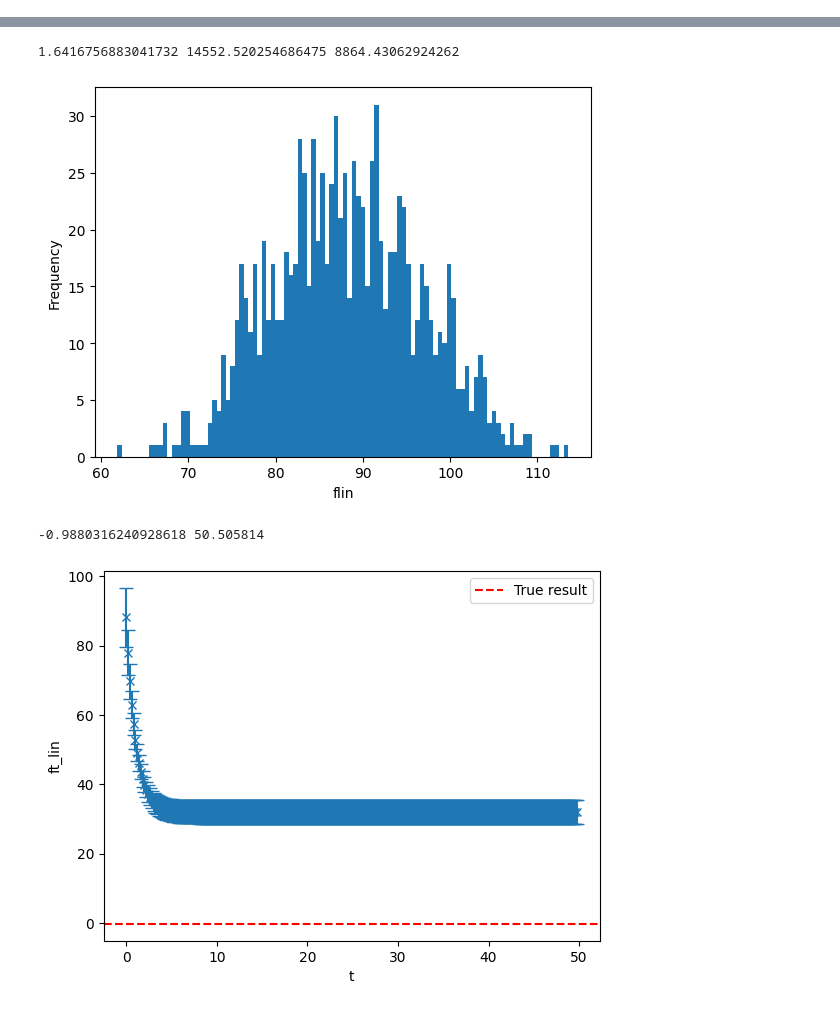
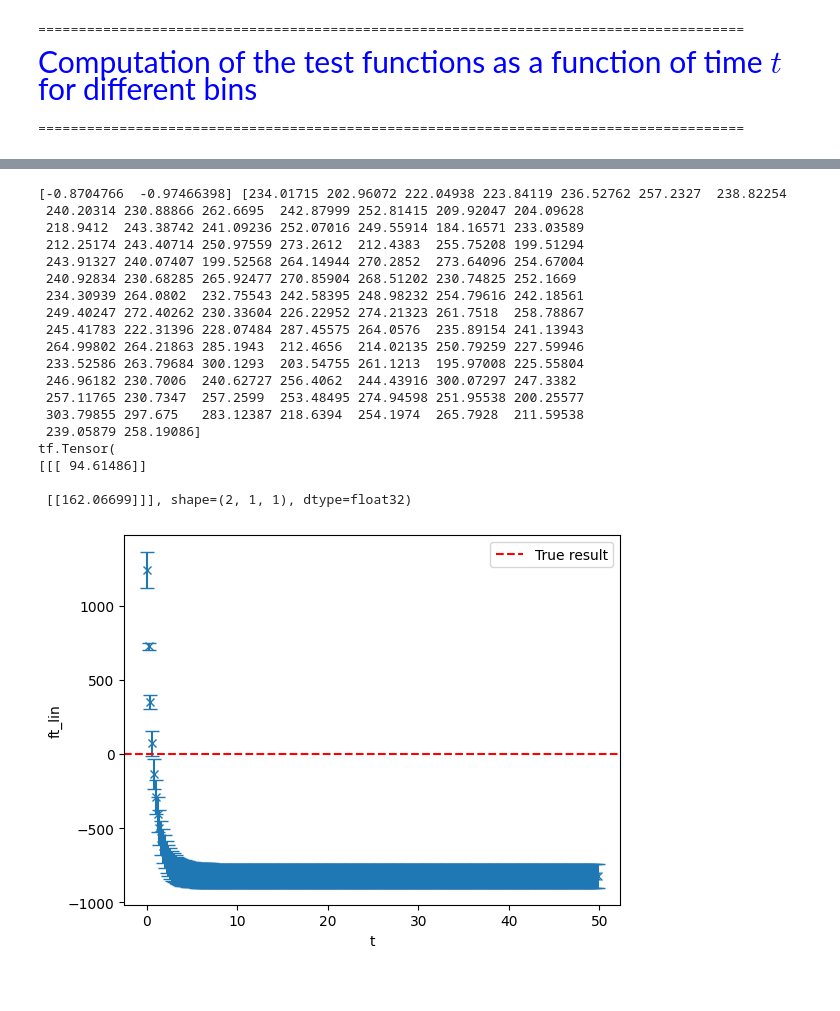
Before and after one commit to Manuel1711/Neural-Networks, a Jupyter notebook: NN_Gaussian.ipynb, the cells around one changed output, grey strips where cells are left out. Saved outputs shown, nothing was run; the diff lists cells and outputs as text; code cells hidden in the pictures.

```diff
--- a/NN_Gaussian.ipynb
+++ b/NN_Gaussian.ipynb
@@ -77,7 +86,7 @@ def bootobj_extr(layer_, el1_, el2_):
 
 #Chosen law for the test of the NN
 def data_law(x_):
-    return math.sin(x_)
+    return np.sin(np.squeeze(x_))
 
 #Bootstrap Mean and Sigma
 def mean(arr):
@@ -206,6 +253,6 @@ We study the output distribution.
 # %%
 # Test of the gaussianity
-stat, p = normaltest(output_array)
+stat, p = normaltest(output_array[0])
 
 # Print the result of the test
 if p < 0.05:
@@ -216,7 +263,7 @@ else:
     print(string)
 
 # Take parameters of our histogram
-counts, bins, _ = plt.hist(output_array, bins=100)
+counts, bins, _ = plt.hist(output_array[0], bins=100)
 
 ylim = max(counts)-10
 xlim = min(bins)
@@ -230,7 +277,7 @@ def gaussian(x, mu, sigma, A):
 # Plot the histogram and the fitted Gaussian function
 plt.clf()
 x = np.linspace(xlim, xlim2, 1000)
-plt.hist(output_array, bins=100, color ='blue')
+plt.hist(output_array[0], bins=100, color ='blue')
 plt.xlabel('Output')
 plt.ylabel('Frequency')
 plt.suptitle('Output distribution and gaussian fit')
@@ -299,13 +366,13 @@ $\gamma_t(x) = f_0(x) - \hat{\Theta}_0(x,\mathcal{X}) \hat{\Theta}_0^{-1} \bigg(
 # %%
 def Train(grad_, theta_, eta_, t_, output_, Y_):
-    omega_t = -grad_/theta_*(1-math.exp(-eta_*theta_*t_))*(output_ - Y_)
-    f_lin = (1-math.exp(-eta_*theta_*t_))*Y_ + math.exp(-eta_*theta_*t_)*output_
+    omega_t = -np.transpose(grad_)@(theta_**(-1))@(np.eye(len(Y_))-np.exp(-eta_*theta_*t_))*(output_ - Y_)
+    f_lin = (np.eye(len(Y_))-np.exp(-eta_*theta_*t_))@Y_ + np.exp(-eta_*theta_*t_)@output_
     return omega_t, f_lin
 
 def Ver(theta_, theta_test_, eta_, t_, Y_, output_test_, output_):
-    mu_t = theta_test_*theta_**(-1)*(1-math.exp(-eta_*theta_*t_))*Y_
-    gamma_t = output_test_ - theta_*theta_**(-1)*(1-math.exp(-theta_*eta_*t_))*output_
+    mu_t = theta_test_@theta_**(-1)@(np.eye(len(Y_))-np.exp(-eta_*theta_*t_))@Y_
+    gamma_t = output_test_ - theta_@theta_**(-1)@(np.eye(len(Y_))-np.exp(-theta_*eta_*t_))@output_
     flin_f = mu_t + gamma_t
     return flin_f
-print(len(output_array), len(output_array_test))
+print(output_array.shape, output_array_test.shape)
 # %% [output]
@@ -365,13 +441,20 @@ plt.show()
+# %% [markdown]
+=======================================================================================
+
+<span style="color:blue; font-size:30px;"> Computation of the test functions as a function of time $t$ for different bins </span>
+
+
+=======================================================================================
 # %%
-flin = np.empty((Nboot, len(Bins)))
+flin = np.empty((Nboot, len(Bins), Nin))
 for i in range(Nboot):
     for j in range(len(Bins)):
-        flin_app = Ver(theta[i], theta_test[i], 0.0001, Bins[j], Y, output_array_test[i], output_array[i])
-        flin[i,j] = flin_app
+        flin[i,j,:] = Ver(theta[:,:,i], theta_test[:,:,i], 0.00001, Bins[j], Y, output_array_test[:,i], output_array[:,i])
 
-print(theta_test[0]/theta[0], theta_test[0], theta[0])
 
-plt.hist(flin[:,0], bins=100)
+#print(theta_test[0]/theta[0], theta_test[0], theta[0])
+
+plt.hist(flin[:,88,0], bins=100)
 plt.xlabel('flin')
 plt.ylabel('Frequency')
 plt.title('')
@@ -379,16 +462,18 @@ plt.show()
 
 print(Y, output_array[0])
 
-flin_mu = np.empty(len(Bins))
-flin_s = np.empty(len(Bins))
+flin_mu = np.empty((len(Bins), Nin))
+flin_s = np.empty((len(Bins), Nin))
 for i in range(len(Bins)):
-    flin_mu[i] = mean(flin[:,i])
-    flin_s[i] = std_dev(flin[:,i])
+    for j in range(Nin):
+        flin_mu[i,j] = mean(flin[:,i,j])
+        flin_s[i,j] = std_dev(flin[:,i,j])
 
-Y2 = data_law(xtest)
+print(xtest)
+Y2 = data_law(xtest.numpy())
 
-plt.errorbar(Bins, flin_mu, yerr=flin_s, fmt='x', capsize=5)
-plt.axhline(Y2, color='r', linestyle='--', label='True result')
+plt.errorbar(Bins, flin_mu[:,0], yerr=flin_s[:,0], fmt='x', capsize=5)
+plt.axhline(Y2[0], color='r', linestyle='--', label='True result')
 plt.legend()
 plt.xlabel('t')
 plt.ylabel('ft_lin')
@@ -397,4 +483,20 @@ plt.show()
-1.6416756883041732 14552.520254686475 8864.43062924262
+[-0.8704766  -0.97466398] [234.01715 202.96072 222.04938 223.84119 236.52762 257.2327  238.82254
+ 240.20314 230.88866 262.6695  242.87999 252.81415 209.92047 204.09628
+ 218.9412  243.38742 241.09236 252.07016 249.55914 184.16571 233.03589
+ 212.25174 243.40714 250.97559 273.2612  212.4383  255.75208 199.51294
+ 243.91327 240.07407 199.52568 264.14944 270.2852  273.64096 254.67004
+ 240.92834 230.68285 265.92477 270.85904 268.51202 230.74825 252.1669
+ 234.30939 264.0802  232.75543 242.58395 248.98232 254.79616 242.18561
+ 249.40247 272.40262 230.33604 226.22952 274.21323 261.7518  258.78867
+ 245.41783 222.31396 228.07484 287.45575 264.0576  235.89154 241.13943
+ 264.99802 264.21863 285.1943  212.4656  214.02135 250.79259 227.59946
+ 233.52586 263.79684 300.1293  203.54755 261.1213  195.97008 225.55804
+ 246.96182 230.7006  240.62727 256.4062  244.43916 300.07297 247.3382
+ 257.11765 230.7347  257.2599  253.48495 274.94598 251.95538 200.25577
+ 303.79855 297.675   283.12387 218.6394  254.1974  265.7928  211.59538
+ 239.05879 258.19086]
+tf.Tensor(
+[[[ 94.61486]]
+
+ [[162.06699]]], shape=(2, 1, 1), dtype=float32)
-[figure, old version]
--0.9880316240928618 50.505814
-[figure, old version]
+[figure, new version]
```
Also changed, not shown: parts of 24 cells of this notebook.
